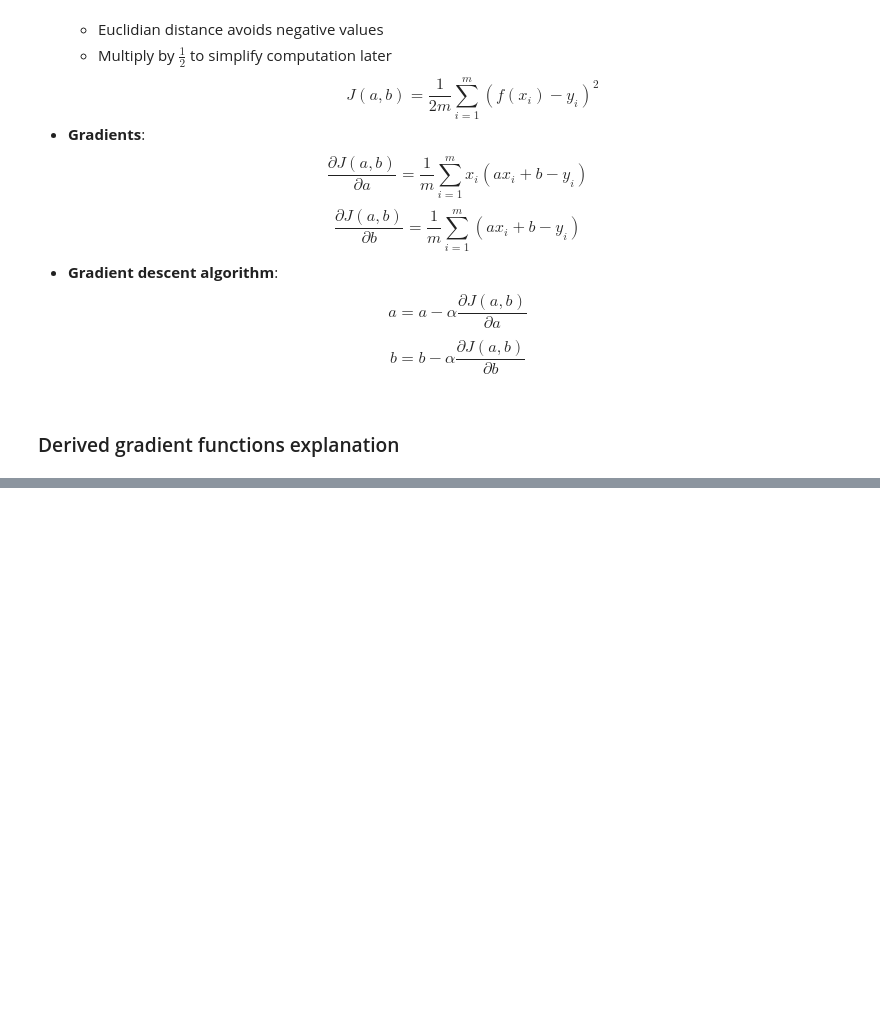
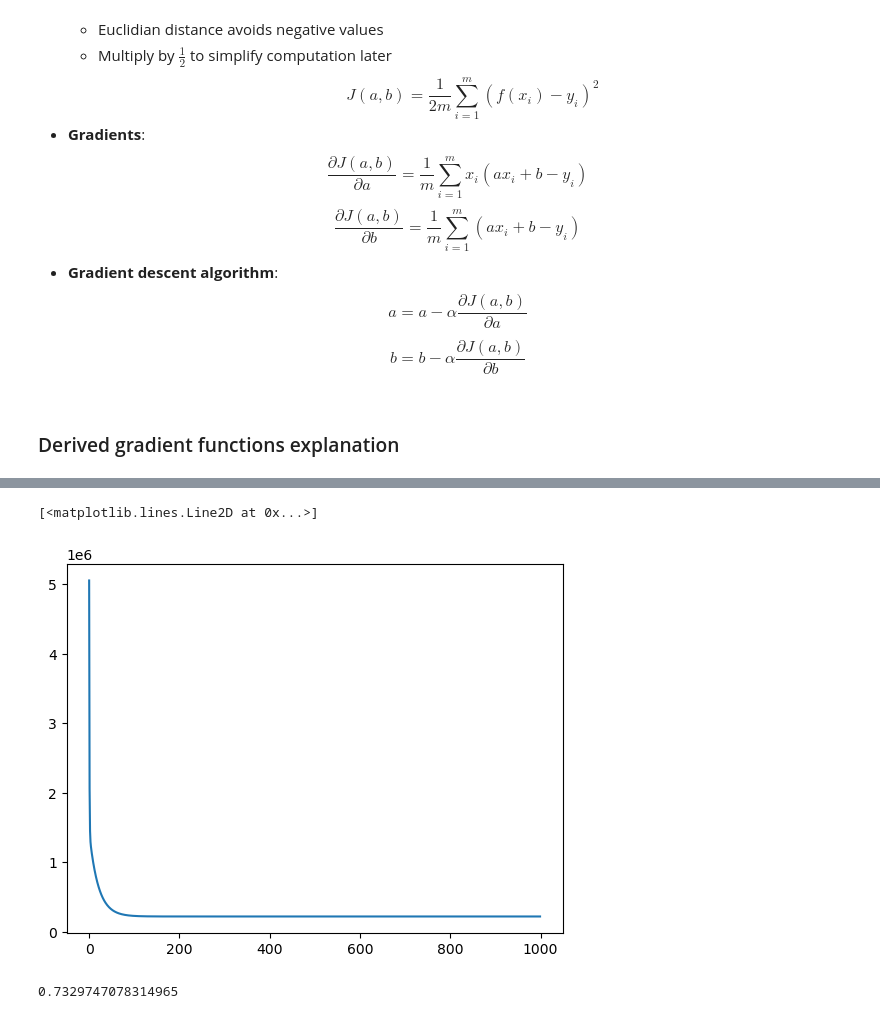
Before and after one commit to benoitTerral/ft_linear_regression, a Jupyter notebook: ft_linear_regression.ipynb, the cells around one changed output, grey strips where cells are left out. Cells and saved outputs as stored; diff of their text form; code cells hidden in the pictures; blank space fills up the shorter version.

```diff
--- a/ft_linear_regression.ipynb
+++ b/ft_linear_regression.ipynb
@@ -45,0 +158,4 @@ $$ (g ◦ f)' = f' * g'(f) $$
+# %%
+def cost_function(X, Y, theta):
+    m = len(Y)
+    return 1/(2*m) * np.sum((model(X, theta) - y) ** 2)
@@ -45,0 +235,5 @@ $$ (g ◦ f)' = f' * g'(f) $$
+# %%
+plt.plot(range(1000), cost_history)
+# %% [output]
+[<matplotlib.lines.Line2D at 0x...>]
+[figure, added]
@@ -45,0 +245,4 @@ $$ (g ◦ f)' = f' * g'(f) $$
+# %%
+coeff_determination(y, predictions)
+# %% [output]
+0.7329747078314965
```
Also changed, not shown: parts of 32 cells of this notebook.
